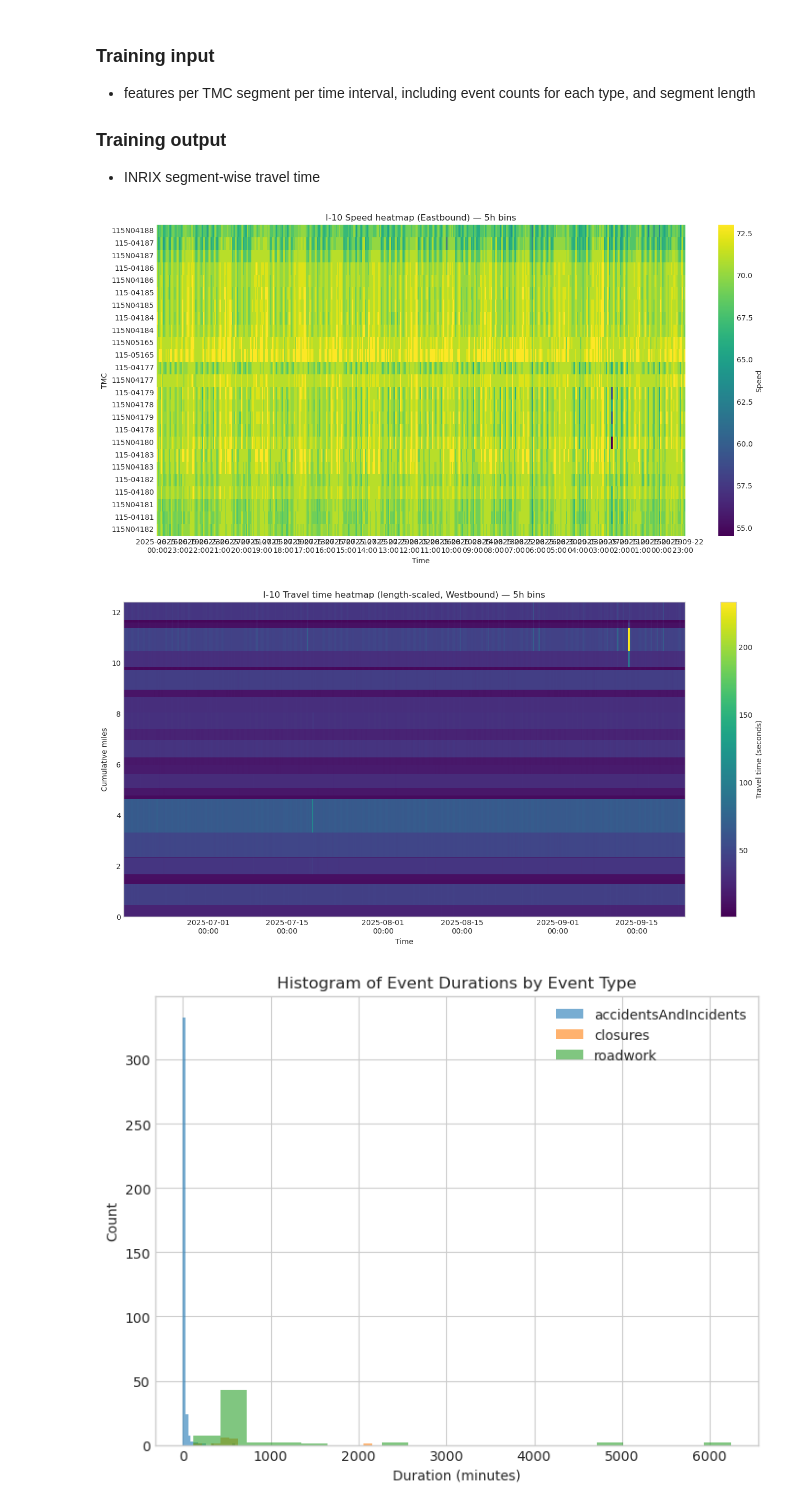
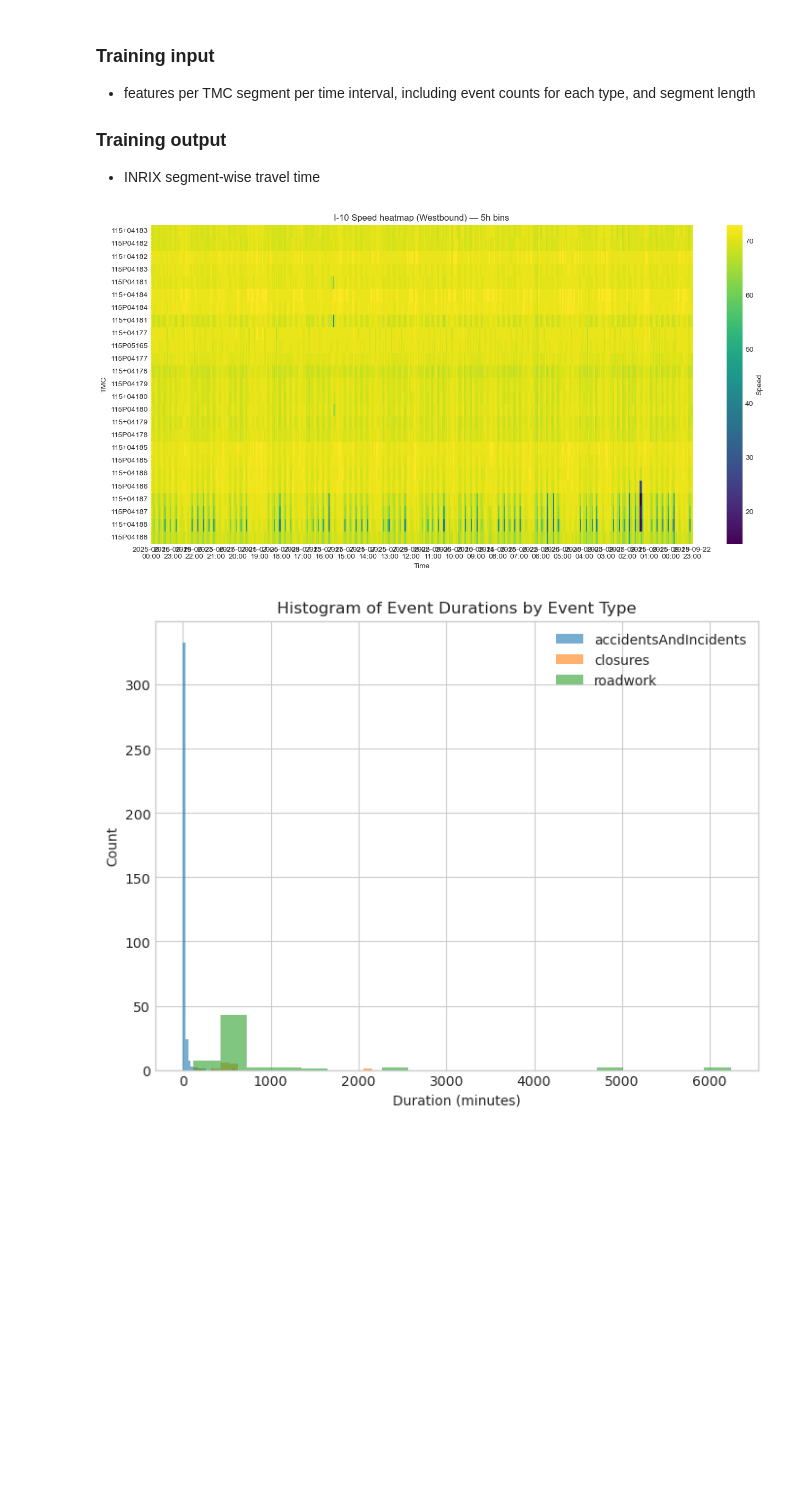
Before and after one commit to kdona/fall-2025-traffic-prediction, a Jupyter notebook: notebooks/i10_training_data.ipynb, the cells around one changed output. Cells and saved outputs as stored; diff of their text form; code cells hidden in the pictures; blank space fills up the shorter version.

```diff
--- a/notebooks/i10_training_data.ipynb
+++ b/notebooks/i10_training_data.ipynb
@@ -157,37 +152,36 @@ def plot_travel_time_heatmap(
     # Length-scaled cells using miles (only from df_tmc)
     lengths = (
         df_tmc.loc[df_tmc['tmc'].isin(ordered_tmc)]
               .drop_duplicates(subset=['tmc'])
               .set_index('tmc')
               .reindex(ordered_tmc)['miles']
               .astype(float)
               .fillna(0.01)
     )
     y_edges = np.r_[0.0, np.cumsum(lengths.values)]
     x_edges_dt = np.r_[full_times.values, (full_times[-1] + pd.to_timedelta(freq)).to_datetime64()]
     x_edges = mdates.date2num(pd.to_datetime(x_edges_dt))
     Z = pivot.T.values
 
     fig, ax = plt.subplots(figsize=(14, 7))
     X, Y = np.meshgrid(x_edges, y_edges)
     pcm = ax.pcolormesh(X, Y, Z, shading='auto', cmap=cmap, vmin=vmin, vmax=vmax)
     fig.colorbar(pcm, ax=ax, label=cbar_label)
     title_metric = "Travel time" if metric == 'travel_time' else "Speed"
     ax.set_title(f"I-10 {title_metric} heatmap (length-scaled, {'Eastbound' if direction =='E' else 'Westbound'}) — {freq} bins")
     ax.set_xlabel("Time")
     ax.set_ylabel("Cumulative miles")
     ax.xaxis_date()
     ax.xaxis.set_major_formatter(mdates.DateFormatter('%Y-%m-%d\n%H:%M'))
     plt.tight_layout()
     plt.show()
 
 
 # Examples:
-plot_travel_time_heatmap(df_inrix, df_tmc, direction='E', metric='speed', interval='5h', scale_by_length=False)
-plot_travel_time_heatmap(df_inrix, df_tmc, direction='W', metric='travel_time', interval='5h', scale_by_length=True)
+plot_travel_time_heatmap(df_inrix, df_tmc, direction='W', metric='speed', interval='5h', scale_by_length=False)
+# plot_travel_time_heatmap(df_inrix, df_tmc, direction='W', metric='travel_time', interval='5h', scale_by_length=True)
 # %% [output]
-[figure, old version]
+[figure, new version]
-[figure, removed]
 # %%
 # 5 custom impact categories with renamed short labels
 event_mapping = {
```
Also changed, not shown: parts of 13 cells of this notebook, 22 other files.
